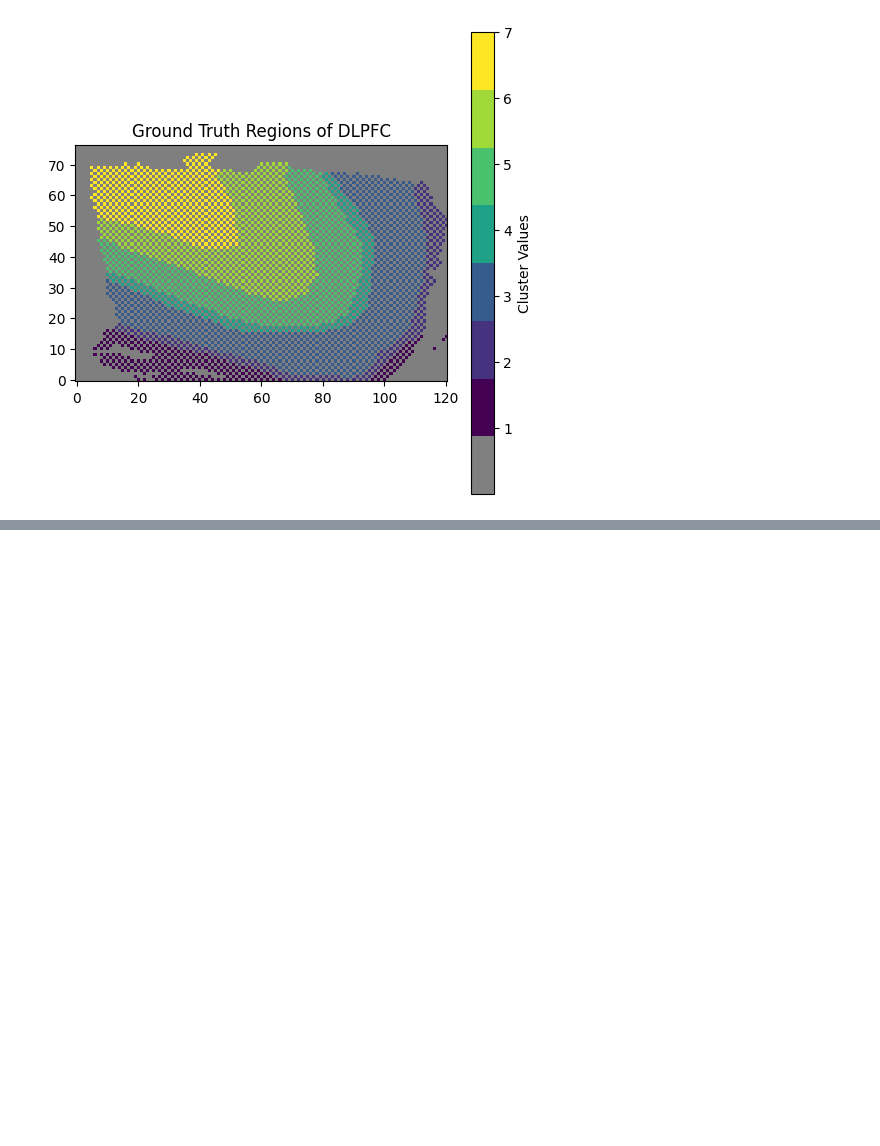
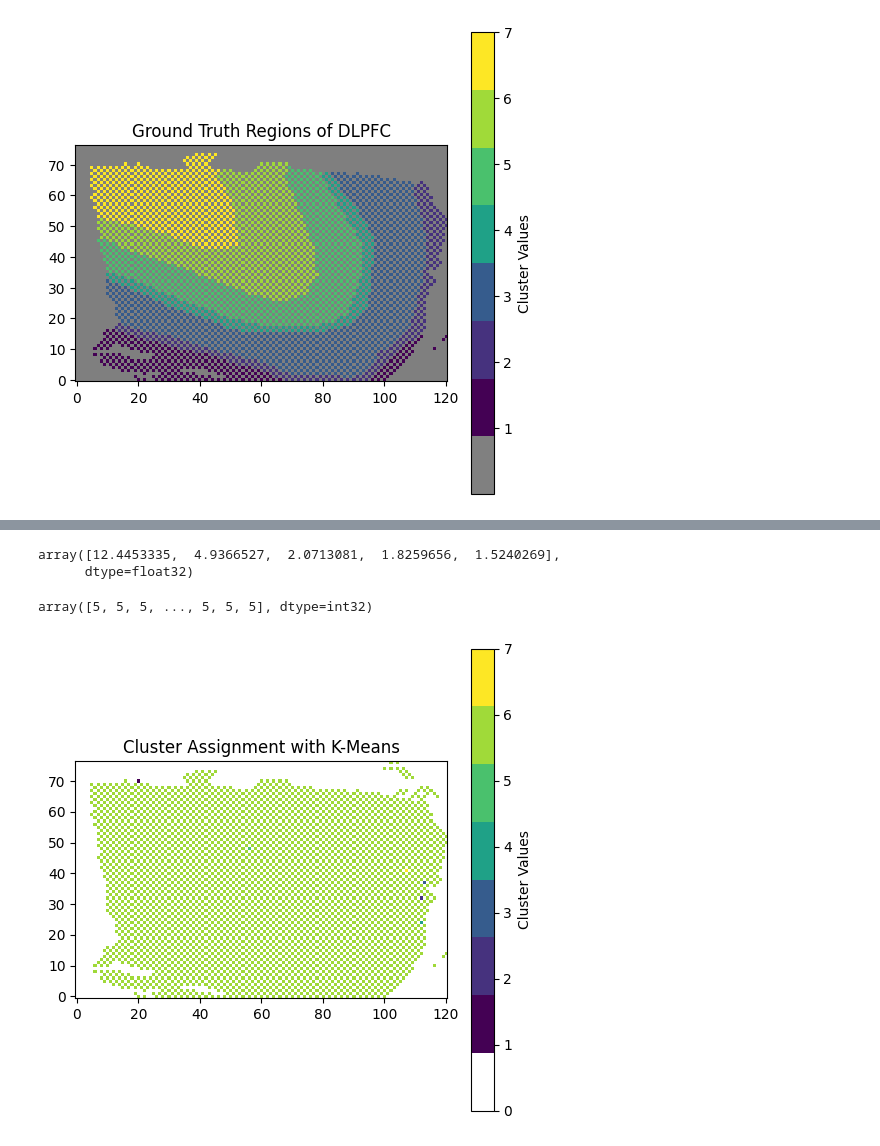
Before and after one commit to prob-ml/xennf, a Jupyter notebook: nf/scratch/dlpfc.ipynb, the cells around one changed output, grey strips where cells are left out. Saved outputs shown, nothing was run; the diff lists cells and outputs as text; code cells hidden in the pictures; blank space fills up the shorter version.

```diff
--- a/nf/scratch/dlpfc.ipynb
+++ b/nf/scratch/dlpfc.ipynb
@@ -93,0 +91,10 @@ array([1, 3, 0, ..., 3, 2, 0], dtype=int8)
+# %%
+original_adata.xenium_spot_data.obsm["X_pca"].std(axis=0)
+# %% [output]
+array([12.4453335,  4.9366527,  2.0713081,  1.8259656,  1.5240269],
+      dtype=float32)
+# %%
+original_adata.KMeans(original_adata.xenium_spot_data, K=7, include_spatial=False)
+# %% [output]
+array([5, 5, 5, ..., 5, 5, 5], dtype=int32)
+[figure, added]
```
Also changed, not shown: parts of 1 cell of this notebook, 21 other files.
